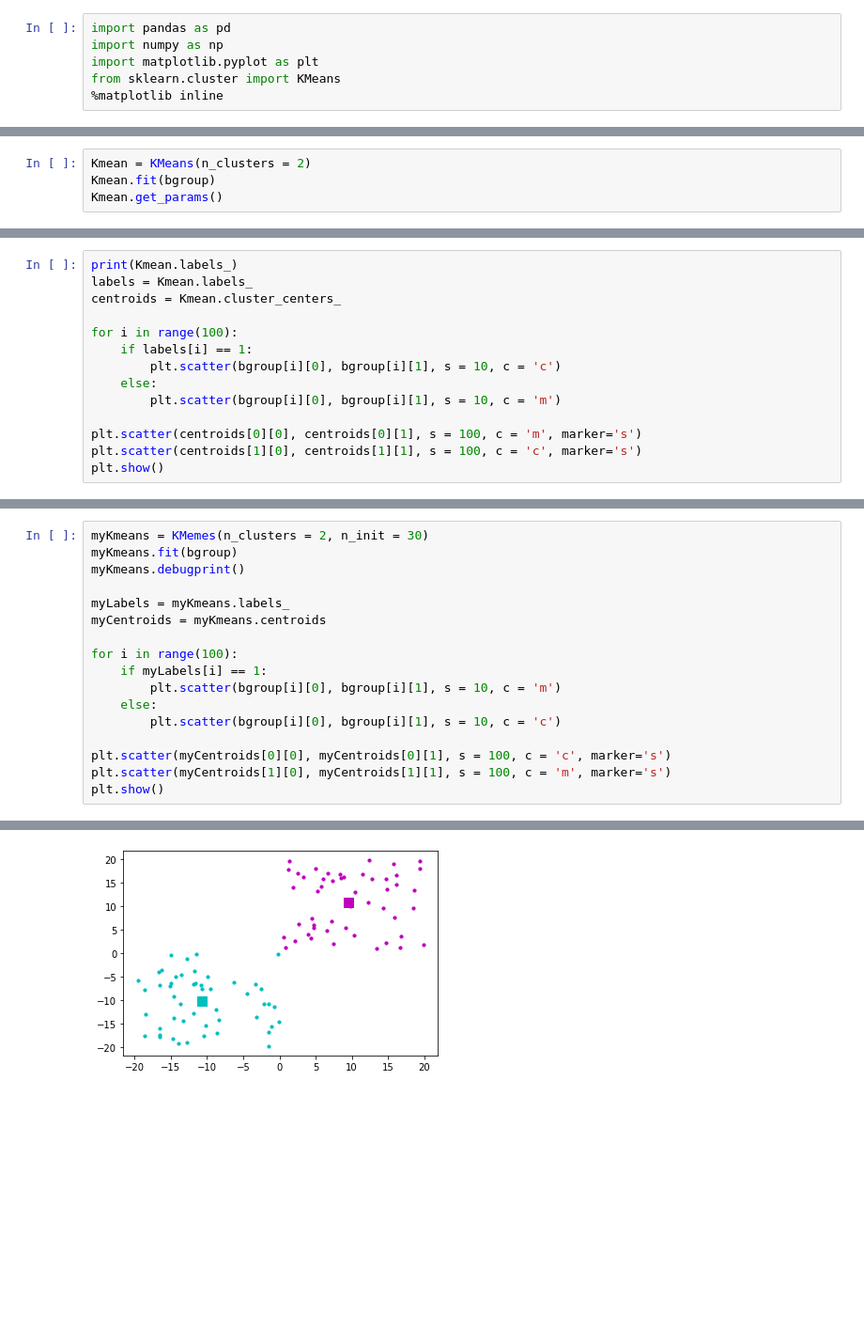
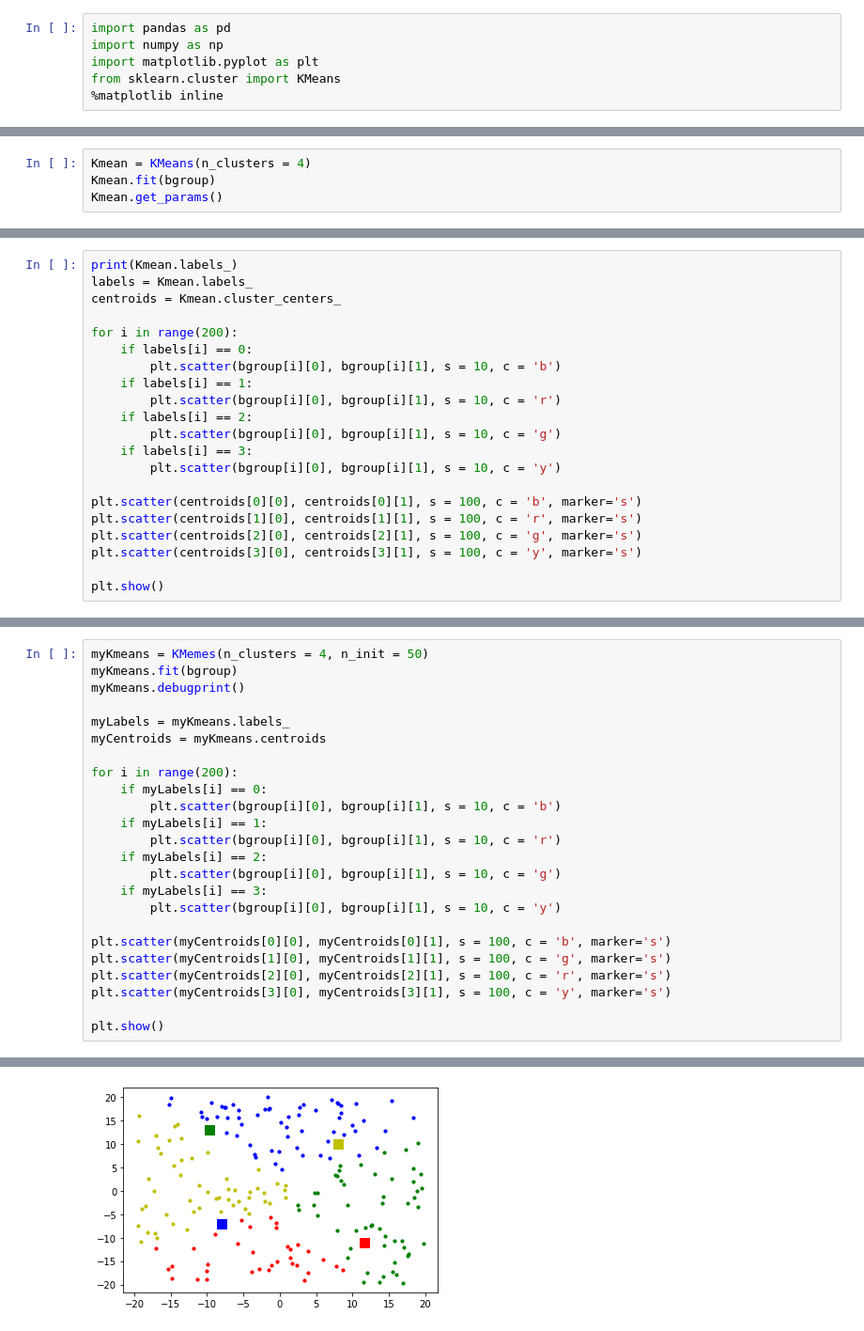
Before and after one commit to mycoalchen/KMeansProject, a Jupyter notebook: simple.ipynb, the cells around one changed output, grey strips where cells are left out. Shown at 94% size. Saved outputs shown, nothing was run; the diff lists cells and outputs as text; blank space fills up the shorter version.

```diff
--- a/simple.ipynb
+++ b/simple.ipynb
@@ -18,5 +24,5 @@ plt.show()
 # %%
-Kmean = KMeans(n_clusters = 2)
+Kmean = KMeans(n_clusters = 4)
 Kmean.fit(bgroup)
 Kmean.get_params()
 # %% [output]
@@ -36,14 +42,21 @@ print(Kmean.labels_)
 labels = Kmean.labels_
 centroids = Kmean.cluster_centers_
 
-for i in range(100):
+for i in range(200):
+    if labels[i] == 0:
+        plt.scatter(bgroup[i][0], bgroup[i][1], s = 10, c = 'b')
     if labels[i] == 1:
-        plt.scatter(bgroup[i][0], bgroup[i][1], s = 10, c = 'c')
-    else:
-        plt.scatter(bgroup[i][0], bgroup[i][1], s = 10, c = 'm')
+        plt.scatter(bgroup[i][0], bgroup[i][1], s = 10, c = 'r')
+    if labels[i] == 2:
+        plt.scatter(bgroup[i][0], bgroup[i][1], s = 10, c = 'g')
+    if labels[i] == 3:
+        plt.scatter(bgroup[i][0], bgroup[i][1], s = 10, c = 'y')
 
-plt.scatter(centroids[0][0], centroids[0][1], s = 100, c = 'm', marker='s')
-plt.scatter(centroids[1][0], centroids[1][1], s = 100, c = 'c', marker='s')
+plt.scatter(centroids[0][0], centroids[0][1], s = 100, c = 'b', marker='s')
+plt.scatter(centroids[1][0], centroids[1][1], s = 100, c = 'r', marker='s')
+plt.scatter(centroids[2][0], centroids[2][1], s = 100, c = 'g', marker='s')
+plt.scatter(centroids[3][0], centroids[3][1], s = 100, c = 'y', marker='s')
+
 plt.show()
 # %% [output]
 [1 1 1 1 1 1 1 1 1 1 1 1 1 1 1 1 1 1 1 1 1 1 1 1 1 1 1 1 1 1 1 1 1 1 1 1 1
@@ -132,20 +152,27 @@ class KMemes:
     # input a point with dimension (point_dimensions), outputs the label
     # def predict(point):
 # %%
-myKmeans = KMemes(n_clusters = 2, n_init = 30)
+myKmeans = KMemes(n_clusters = 4, n_init = 50)
 myKmeans.fit(bgroup)
 myKmeans.debugprint()
 
 myLabels = myKmeans.labels_
 myCentroids = myKmeans.centroids
 
-for i in range(100):
+for i in range(200):
+    if myLabels[i] == 0:
+        plt.scatter(bgroup[i][0], bgroup[i][1], s = 10, c = 'b')
     if myLabels[i] == 1:
-        plt.scatter(bgroup[i][0], bgroup[i][1], s = 10, c = 'm')
-    else:
-        plt.scatter(bgroup[i][0], bgroup[i][1], s = 10, c = 'c')
+        plt.scatter(bgroup[i][0], bgroup[i][1], s = 10, c = 'r')
+    if myLabels[i] == 2:
+        plt.scatter(bgroup[i][0], bgroup[i][1], s = 10, c = 'g')
+    if myLabels[i] == 3:
+        plt.scatter(bgroup[i][0], bgroup[i][1], s = 10, c = 'y')
 
-plt.scatter(myCentroids[0][0], myCentroids[0][1], s = 100, c = 'c', marker='s')
-plt.scatter(myCentroids[1][0], myCentroids[1][1], s = 100, c = 'm', marker='s')
+plt.scatter(myCentroids[0][0], myCentroids[0][1], s = 100, c = 'b', marker='s')
+plt.scatter(myCentroids[1][0], myCentroids[1][1], s = 100, c = 'g', marker='s')
+plt.scatter(myCentroids[2][0], myCentroids[2][1], s = 100, c = 'r', marker='s')
+plt.scatter(myCentroids[3][0], myCentroids[3][1], s = 100, c = 'y', marker='s')
+
 plt.show()
 # %% [output]
@@ -158,2 +191,2 @@ iterations: 3
-[figure, old version]
+[figure, new version]
 # %%
```
Also changed, not shown: parts of 6 cells of this notebook.
